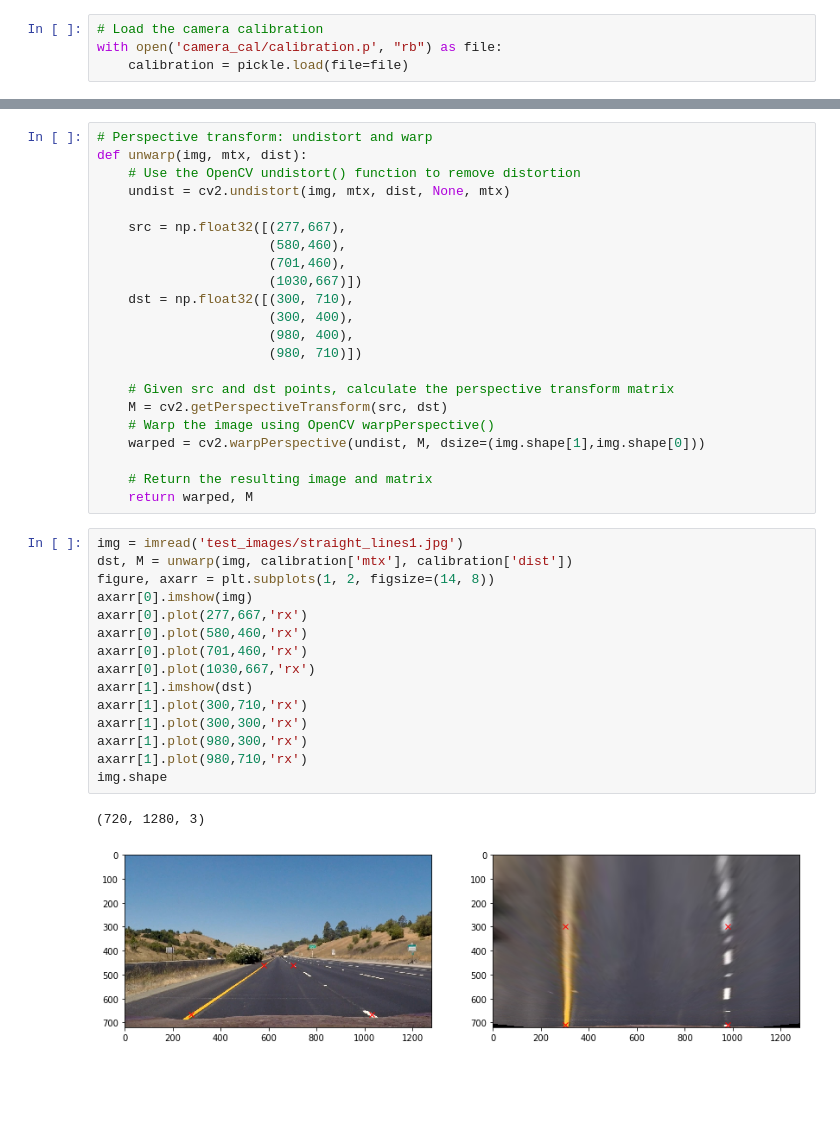
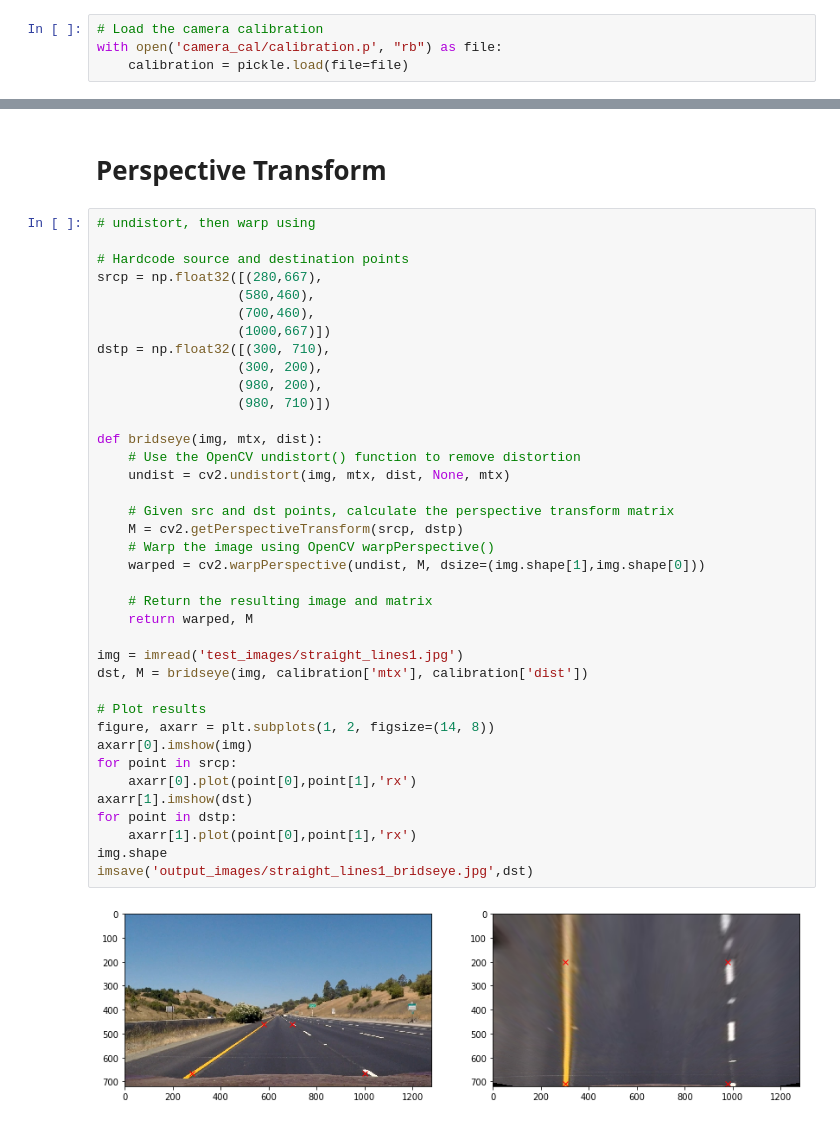
Before and after one commit to johannesdeselaers/CarND-Advanced-Lane-Lines, a Jupyter notebook: LaneDetectionPipeline.ipynb, the cells around one changed output, grey strips where cells are left out. Saved outputs shown, nothing was run; the diff lists cells and outputs as text; blank space fills up the shorter version.

Commit message:
perspective and thresholding done

```diff
--- a/LaneDetectionPipeline.ipynb
+++ b/LaneDetectionPipeline.ipynb
@@ -23,43 +25,45 @@ axarr[1].imshow(dst)
 # %% [output]
 <matplotlib.image.AxesImage at 0x...>
 [figure]
+# %% [markdown]
+# Perspective Transform
 # %%
-# Perspective transform: undistort and warp
-def unwarp(img, mtx, dist):
+# undistort, then warp using
+
+# Hardcode source and destination points
+srcp = np.float32([(280,667),
+                  (580,460),
+                  (700,460),
+                  (1000,667)])
+dstp = np.float32([(300, 710),
+                  (300, 200),
+                  (980, 200),
+                  (980, 710)])
+
+def bridseye(img, mtx, dist):
     # Use the OpenCV undistort() function to remove distortion
     undist = cv2.undistort(img, mtx, dist, None, mtx)
 
-    src = np.float32([(277,667),
-                      (580,460),
-                      (701,460),
-                      (1030,667)])
-    dst = np.float32([(300, 710),
-                      (300, 400),
-                      (980, 400),
-                      (980, 710)])
-
     # Given src and dst points, calculate the perspective transform matrix
-    M = cv2.getPerspectiveTransform(src, dst)
+    M = cv2.getPerspectiveTransform(srcp, dstp)
     # Warp the image using OpenCV warpPerspective()
     warped = cv2.warpPerspective(undist, M, dsize=(img.shape[1],img.shape[0]))
 
     # Return the resulting image and matrix
     return warped, M
+
+img = imread('test_images/straight_lines1.jpg')
+dst, M = bridseye(img, calibration['mtx'], calibration['dist'])
+
+# Plot results
+figure, axarr = plt.subplots(1, 2, figsize=(14, 8))
+axarr[0].imshow(img)
+for point in srcp:
+    axarr[0].plot(point[0],point[1],'rx')
+axarr[1].imshow(dst)
+for point in dstp:
+    axarr[1].plot(point[0],point[1],'rx')
+img.shape
+imsave('output_images/straight_lines1_bridseye.jpg',dst)
+# %% [output]
+[figure, added]
-# %%
-img = imread('test_images/straight_lines1.jpg')
-dst, M = unwarp(img, calibration['mtx'], calibration['dist'])
-figure, axarr = plt.subplots(1, 2, figsize=(14, 8))
-axarr[0].imshow(img)
-axarr[0].plot(277,667,'rx')
-axarr[0].plot(580,460,'rx')
-axarr[0].plot(701,460,'rx')
-axarr[0].plot(1030,667,'rx')
-axarr[1].imshow(dst)
-axarr[1].plot(300,710,'rx')
-axarr[1].plot(300,300,'rx')
-axarr[1].plot(980,300,'rx')
-axarr[1].plot(980,710,'rx')
-img.shape
-# %% [output]
-(720, 1280, 3)
-[figure, removed]
```
Also changed, not shown: parts of 11 cells of this notebook, 7 other files.
